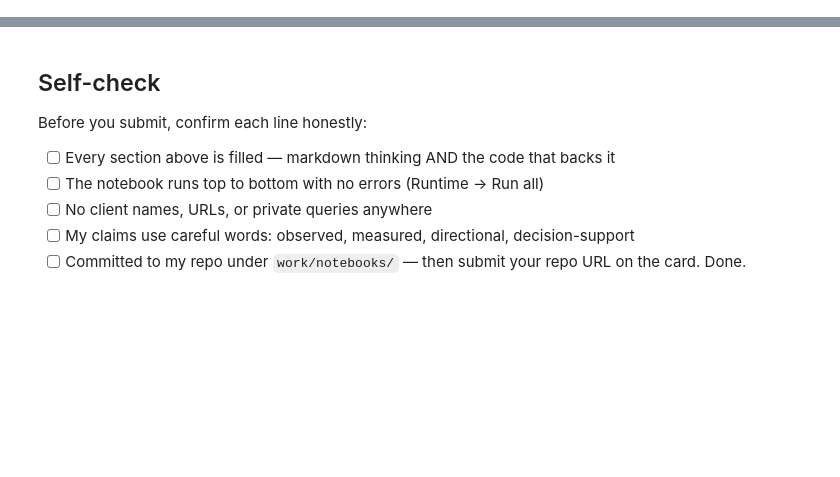
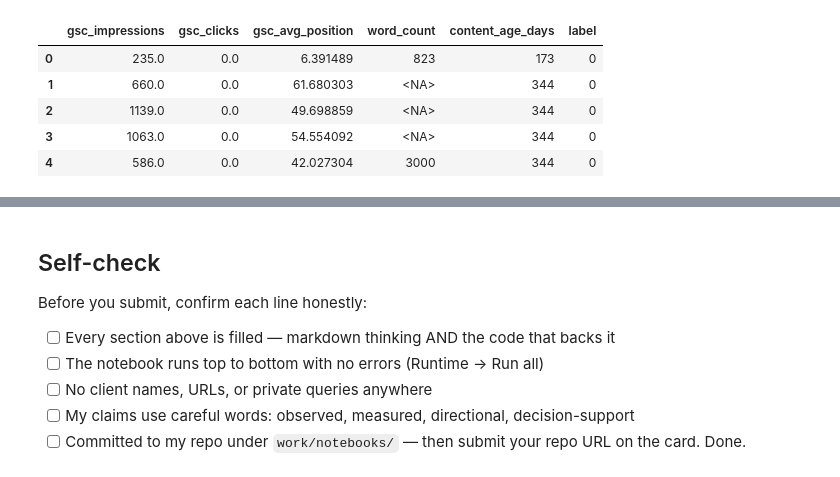
Before and after one commit to Lokeshtiwari723/Proto-ex, a Jupyter notebook: work/notebooks/w05_model.ipynb, the cells around one changed output, grey strips where cells are left out. Saved outputs shown, nothing was run; the diff lists cells and outputs as text; code cells hidden in the pictures; blank space fills up the shorter version.

```diff
--- a/work/notebooks/w05_model.ipynb
+++ b/work/notebooks/w05_model.ipynb
@@ -36,0 +194,77 @@ This skeleton is yours to fill. Work the sections **in order** — each one has
+# %%
+# Join February features to the March outcome
+
+audit_df = features.merge(
+    label_df[
+        [
+            "client_hash_id",
+            "content_hash_id",
+            "march_ctr",
+            "label"
+        ]
+    ],
+    on=["client_hash_id", "content_hash_id"],
+    how="inner"
+)
+
+# Convert content date and calculate age as of the end of February
+
+audit_df["content_created_date"] = pd.to_datetime(
+    audit_df["content_created_date"],
+    errors="coerce"
+)
+
+decision_date = pd.Timestamp("2026-02-28")
+
+audit_df["content_age_days"] = (
+    decision_date
+    - audit_df["content_created_date"]
+).dt.days
+
+# Keep valid records for modeling
+
+model_df = audit_df.dropna(
+    subset=[
+        "label",
+        "gsc_impressions",
+        "gsc_avg_position",
+        "content_age_days"
+    ]
+).copy()
+
+# Remove impossible future-created content records
+
+model_df = model_df[
+    model_df["content_age_days"] >= 0
+].copy()
+
+print("Rows after February/March join:", len(audit_df))
+print("Rows available for modeling:", len(model_df))
+
+print(
+    "Unique client-content pairs:",
+    model_df[
+        ["client_hash_id", "content_hash_id"]
+    ].drop_duplicates().shape[0]
+)
+
+print(
+    "Duplicate page records:",
+    model_df.duplicated(
+        subset=["client_hash_id", "content_hash_id"]
+    ).sum()
+)
+
+display(
+    model_df[
+        [
+            "gsc_impressions",
+            "gsc_clicks",
+            "gsc_avg_position",
+            "word_count",
+            "content_age_days",
+            "label"
+        ]
+    ].head()
+)
+# %% [output]
@@ -36,0 +275,6 @@ This skeleton is yours to fill. Work the sections **in order** — each one has
+|  | gsc_impressions | gsc_clicks | gsc_avg_position | word_count | content_age_days | label |
+| 0 | 235.0 | 0.0 | 6.391489 | 823 | 173 | 0 |
+| 1 | 660.0 | 0.0 | 61.680303 | <NA> | 344 | 0 |
+| 2 | 1139.0 | 0.0 | 49.698859 | <NA> | 344 | 0 |
+| 3 | 1063.0 | 0.0 | 54.554092 | <NA> | 344 | 0 |
+| 4 | 586.0 | 0.0 | 42.027304 | 3000 | 344 | 0 |
```
Also changed, not shown: parts of 26 cells of this notebook.
